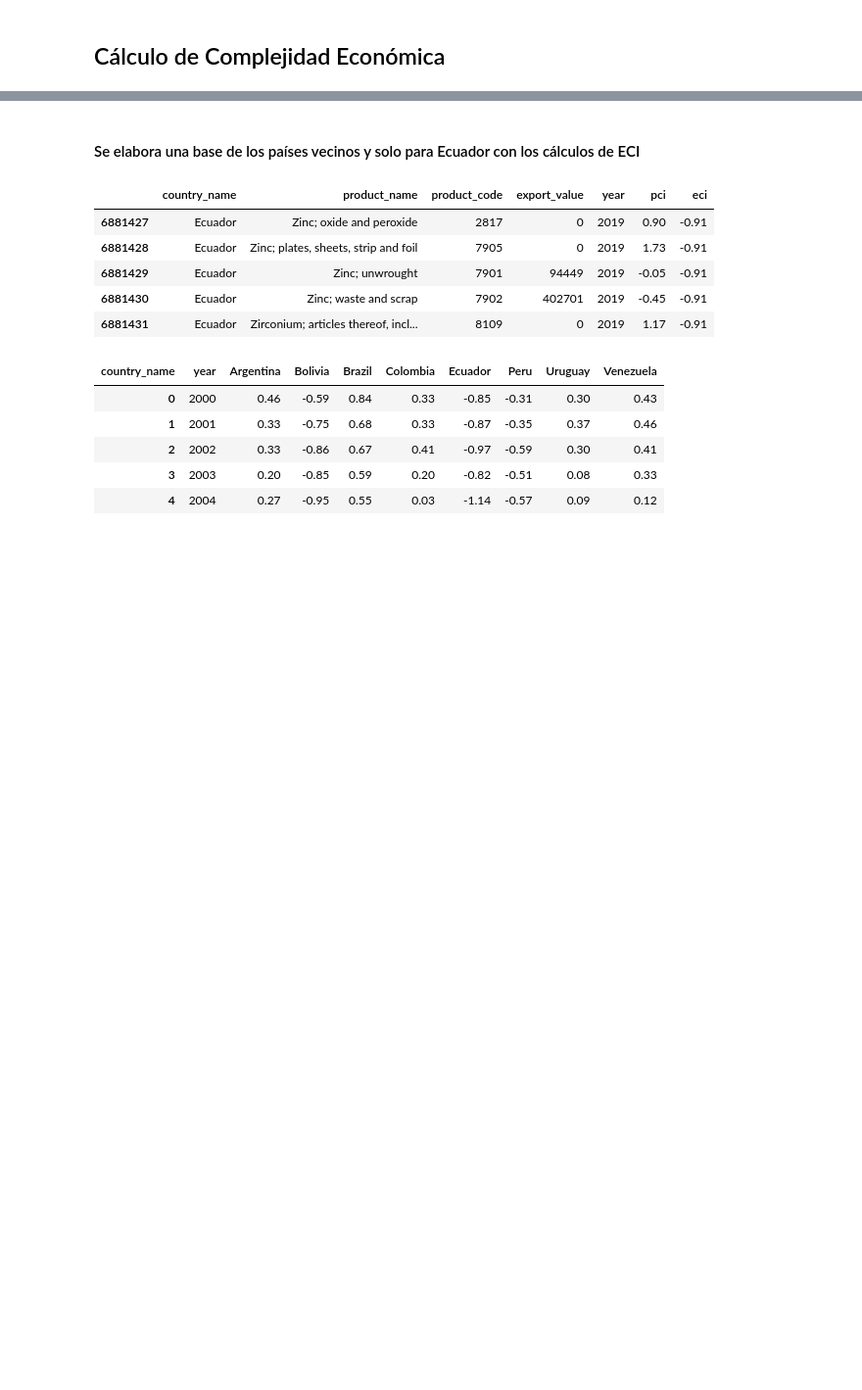
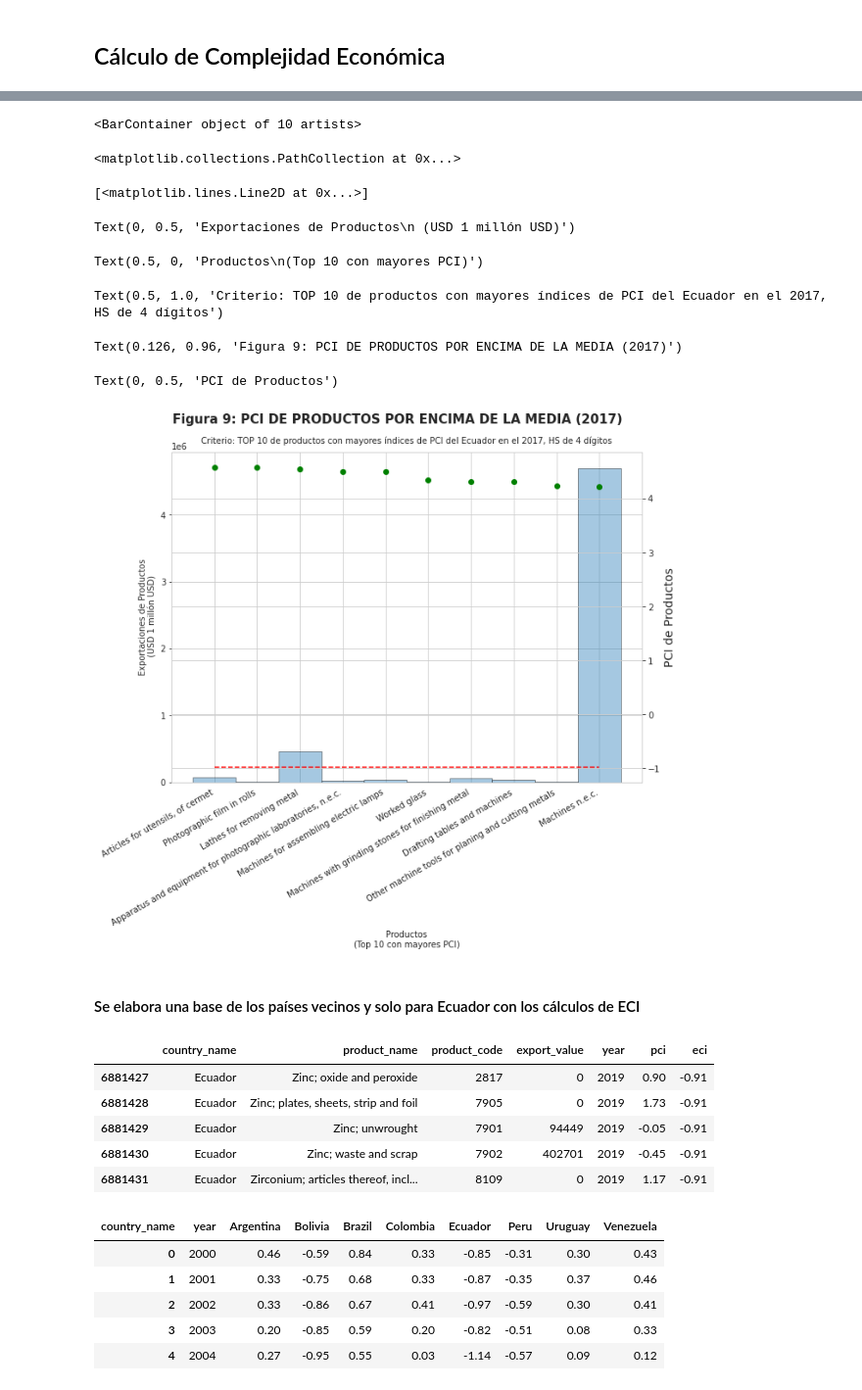
Before and after one commit to descandon88/Ecuador-Growth-data-set, a Jupyter notebook: analisisComplejidadEconomica.ipynb, the cells around one changed output, grey strips where cells are left out. Shown at 98% size. Cells and saved outputs as stored; diff of their text form; code cells hidden in the pictures; blank space fills up the shorter version.

```diff
--- a/analisisComplejidadEconomica.ipynb
+++ b/analisisComplejidadEconomica.ipynb
@@ -1014,0 +1368,12 @@ Cálculo finalizado
+# %%
+year_selected = [2017]
+df_ecm_ec = df_ecm[(df_ecm['year'].isin(year_selected)) & (df_ecm['country_name']=="Ecuador")].copy()
+df_pci_over_zero = df_ecm_ec.copy()
+df_pci_over_zero = df_pci_over_zero.loc[df_pci_over_zero["export_value"] > 0 ]
+df_pci_over_zero['pci']=df_pci_over_zero['pci'].apply(lambda x: x if x>0 else 0)
+
+df_pci_over_zero=df_pci_over_zero.sort_values(by=['pci'],ascending=False)
+
+df_pci_over_zero_t10=df_pci_over_zero[0:50]
+
+df_pci_over_zero_t10[0:50]
@@ -1015,3 +1398,41 @@ Cálculo finalizado
+# %%
+fig, ax1 = plt.subplots(figsize=(10, 8))
+ax2 = ax1.twinx()
+
+ax1.bar(df_pci_over_zero_t10['product_short_name'], df_pci_over_zero_t10['export_value'], edgecolor="black", alpha=0.4, width=1.0)
+ax2.scatter(df_pci_over_zero_t10['product_short_name'], df_pci_over_zero_t10['pci'], marker="o", color = 'green')
+ax2.plot(df_pci_over_zero_t10['product_short_name'],df_pci_over_zero_t10['eci'], color='red',linestyle='dashed')
+
+ax1.set_ylabel("Exportaciones de Productos"+'\n'+ " (USD 1 millón USD)")
+ax1.set_xlabel("Productos" +'\n'+ "(Top 10 con mayores PCI)")
+
+plt.title('Criterio: TOP 10 de productos con mayores índices de PCI del Ecuador en el 2017, HS de 4 dígitos',  fontsize=10,
+    pad=10,
+    loc="center")
+plt.suptitle(
+    "Figura 9: PCI DE PRODUCTOS POR ENCIMA DE LA MEDIA (2017)",
+    fontsize=15,
+    fontweight="bold",
+    x=0.126,
+    y=0.96,
+    ha="left",  wrap=True,
+)
+
+ax2.set_ylabel("PCI de Productos", fontsize=14)
+# ax2.tick_params(axis=df_ecm_ec_t10['pci'], labelcolor=df_ecm_ec_t10['pci'])
+
+
+fig.autofmt_xdate()
+# %% [output]
+<BarContainer object of 10 artists>
+<matplotlib.collections.PathCollection at 0x...>
+[<matplotlib.lines.Line2D at 0x...>]
+Text(0, 0.5, 'Exportaciones de Productos\n (USD 1 millón USD)')
+Text(0.5, 0, 'Productos\n(Top 10 con mayores PCI)')
+Text(0.5, 1.0, 'Criterio: TOP 10 de productos con mayores índices de PCI del Ecuador en el 2017, HS de 4 dígitos')
+Text(0.126, 0.96, 'Figura 9: PCI DE PRODUCTOS POR ENCIMA DE LA MEDIA (2017)')
+Text(0, 0.5, 'PCI de Productos')
+[figure, added]
 # %% [markdown]
 #### Se elabora una base de los países vecinos y solo para Ecuador con los cálculos de ECI
 # %%
```
Also changed, not shown: parts of 22 cells of this notebook.
